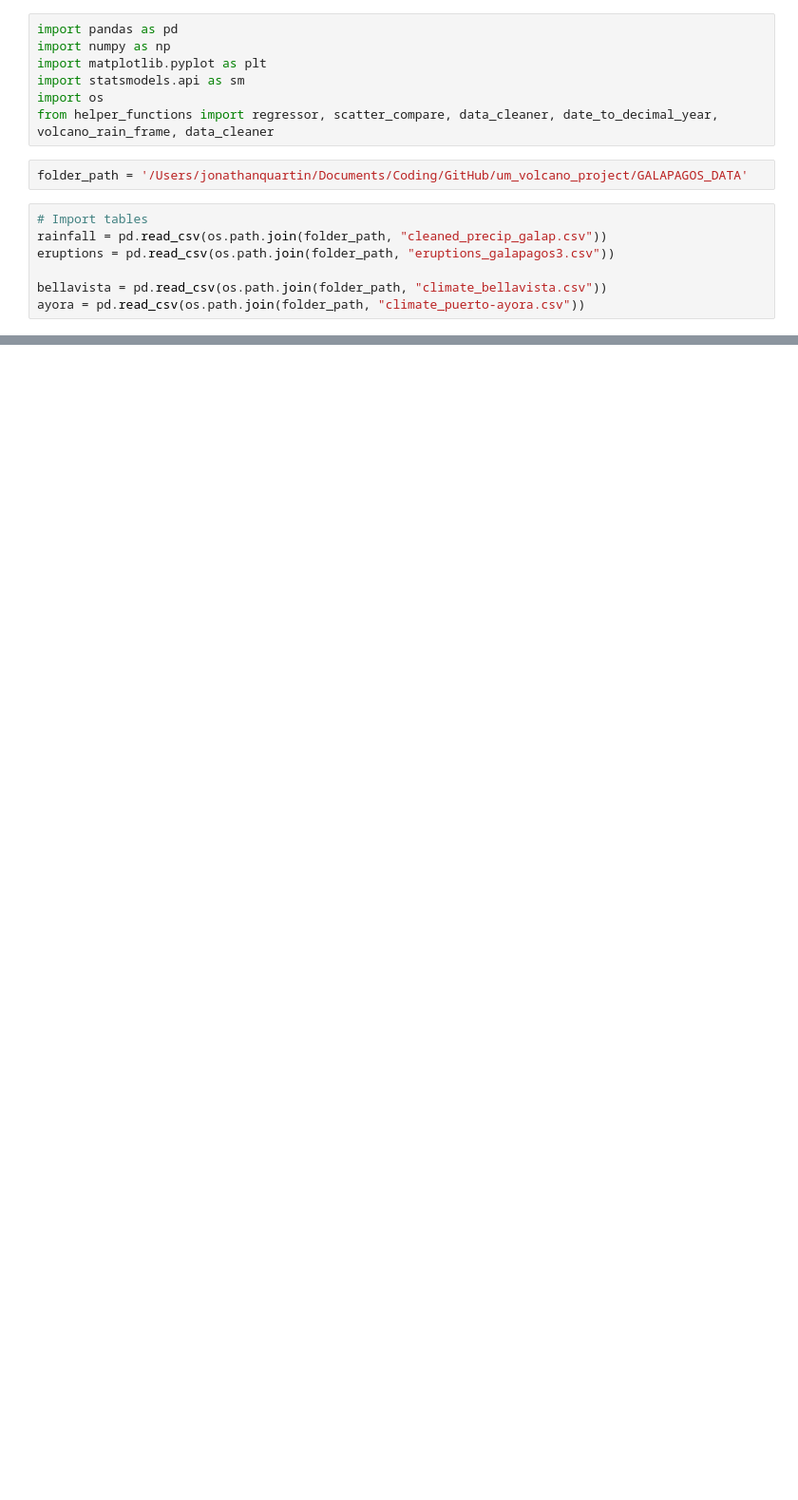
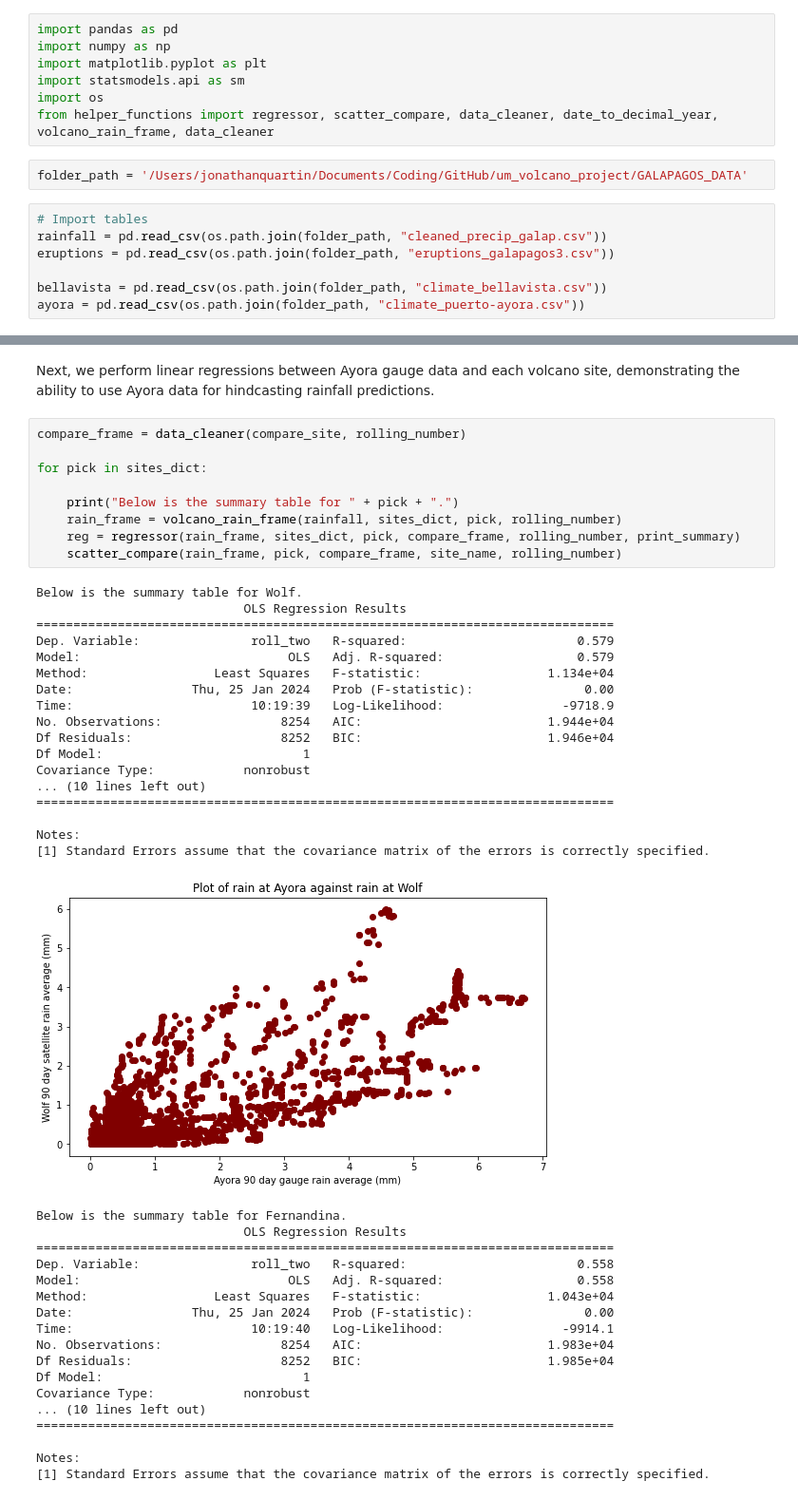
Before and after one commit to geodesymiami/precip-notebooks, a Jupyter notebook: hindcast_regression.ipynb, the cells around one changed output, grey strips where cells are left out. Shown at 95% size. Saved outputs shown, nothing was run; the diff lists cells and outputs as text; blank space fills up the shorter version.

```diff
--- a/hindcast_regression.ipynb
+++ b/hindcast_regression.ipynb
@@ -54,0 +52,47 @@ scatter_compare(rain_frame, pick, compare_frame, site_name, rolling_number)
+# %% [markdown]
+Next, we perform linear regressions between Ayora gauge data and each volcano site, demonstrating the ability to use Ayora data for hindcasting rainfall predictions.
+# %%
+compare_frame = data_cleaner(compare_site, rolling_number)
+
+for pick in sites_dict:
+
+    print("Below is the summary table for " + pick + ".")
+    rain_frame = volcano_rain_frame(rainfall, sites_dict, pick, rolling_number)
+    reg = regressor(rain_frame, sites_dict, pick, compare_frame, rolling_number, print_summary)
+    scatter_compare(rain_frame, pick, compare_frame, site_name, rolling_number)
+# %% [output]
+Below is the summary table for Wolf.
+                            OLS Regression Results
+==============================================================================
+Dep. Variable:               roll_two   R-squared:                       0.579
+Model:                            OLS   Adj. R-squared:                  0.579
+Method:                 Least Squares   F-statistic:                 1.134e+04
+Date:                Thu, 25 Jan 2024   Prob (F-statistic):               0.00
+Time:                        10:19:39   Log-Likelihood:                -9718.9
+No. Observations:                8254   AIC:                         1.944e+04
+Df Residuals:                    8252   BIC:                         1.946e+04
+Df Model:                           1
+Covariance Type:            nonrobust
+... (10 lines left out)
+==============================================================================
+
+Notes:
+[1] Standard Errors assume that the covariance matrix of the errors is correctly specified.
+[figure, added]
+Below is the summary table for Fernandina.
+                            OLS Regression Results
+==============================================================================
+Dep. Variable:               roll_two   R-squared:                       0.558
+Model:                            OLS   Adj. R-squared:                  0.558
+Method:                 Least Squares   F-statistic:                 1.043e+04
+Date:                Thu, 25 Jan 2024   Prob (F-statistic):               0.00
+Time:                        10:19:40   Log-Likelihood:                -9914.1
+No. Observations:                8254   AIC:                         1.983e+04
+Df Residuals:                    8252   BIC:                         1.985e+04
+Df Model:                           1
+Covariance Type:            nonrobust
+... (10 lines left out)
+==============================================================================
+
+Notes:
+[1] Standard Errors assume that the covariance matrix of the errors is correctly specified.
```
Also changed, not shown: parts of 6 cells of this notebook, 14 other files.
